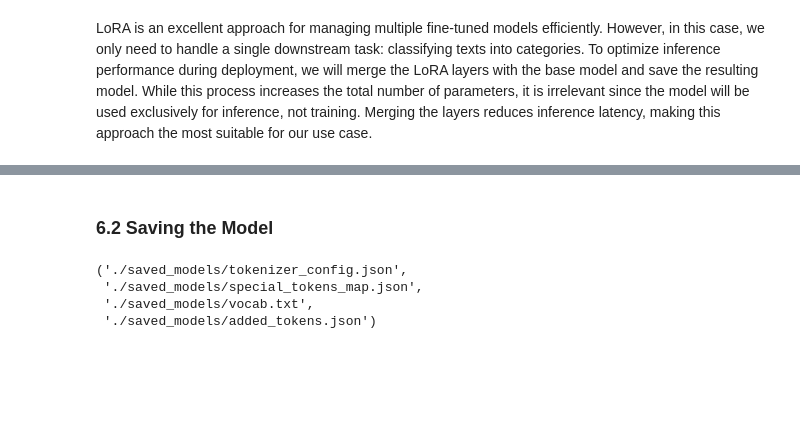
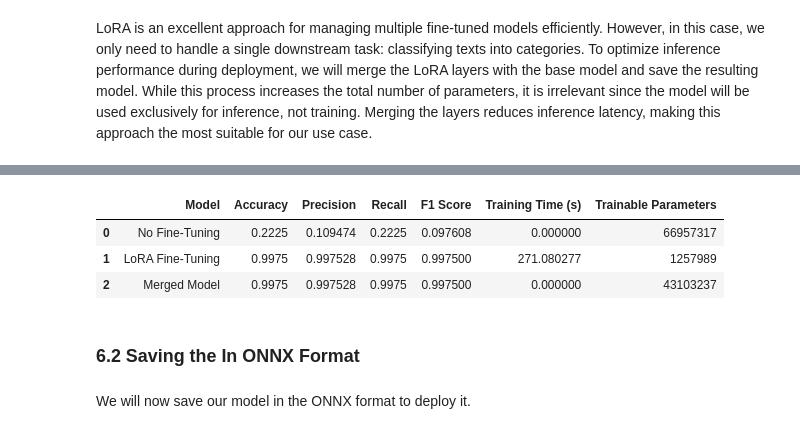
Before and after one commit to BennettJamesBishop/enterprise-email-routing, a Jupyter notebook: fine-tuning-distilBERT.ipynb, the cells around one changed output, grey strips where cells are left out. Cells and saved outputs as stored; diff of their text form; code cells hidden in the pictures; blank space fills up the shorter version.

Commit message:
Add merged model for deployment

```diff
--- a/fine-tuning-distilBERT.ipynb
+++ b/fine-tuning-distilBERT.ipynb
@@ -589,3 +588,15 @@ merged_model = merge_lora_weights(
     alpha=LORA_PARAMETERS["alpha"],
     target_modules=LORA_PARAMETERS["target_modules"]
 )
+# %%
+# Evaluate the model
+merged_model_accuracy, merged_model_precision, merged_model_recall, merged_model_f1, merged_model_trainable_params = evaluate_model(merged_model)
+merged_model_training_time = 0
+
+# Add metrics for "LoRA Fine-Tuning"
+add_model_metrics(
+    'Merged Model',
+    merged_model_accuracy, merged_model_precision, merged_model_recall, merged_model_f1,
+    merged_model_training_time, merged_model_trainable_params
+)
+# %% [output]
@@ -592,13 +616,8 @@ merged_model = merge_lora_weights(
+|  | Model | Accuracy | Precision | Recall | F1 Score | Training Time (s) | Trainable Parameters |
+| 0 | No Fine-Tuning | 0.2225 | 0.109474 | 0.2225 | 0.097608 | 0.000000 | 66957317 |
+| 1 | LoRA Fine-Tuning | 0.9975 | 0.997528 | 0.9975 | 0.997500 | 271.080277 | 1257989 |
+| 2 | Merged Model | 0.9975 | 0.997528 | 0.9975 | 0.997500 | 0.000000 | 43103237 |
 # %% [markdown]
-### 6.2 Saving the Model
+### 6.2 Saving the In ONNX Format
-# %%
-save_directory = "./saved_models"
-
-merged_model.save_pretrained(save_directory)
-
-tokenizer.save_pretrained(save_directory)
-# %% [output]
-('./saved_models/tokenizer_config.json',
- './saved_models/special_tokens_map.json',
- './saved_models/vocab.txt',
- './saved_models/added_tokens.json')
+# %% [markdown]
+We will now save our model in the ONNX format to deploy it.
```
Also changed, not shown: parts of 6 cells of this notebook.
